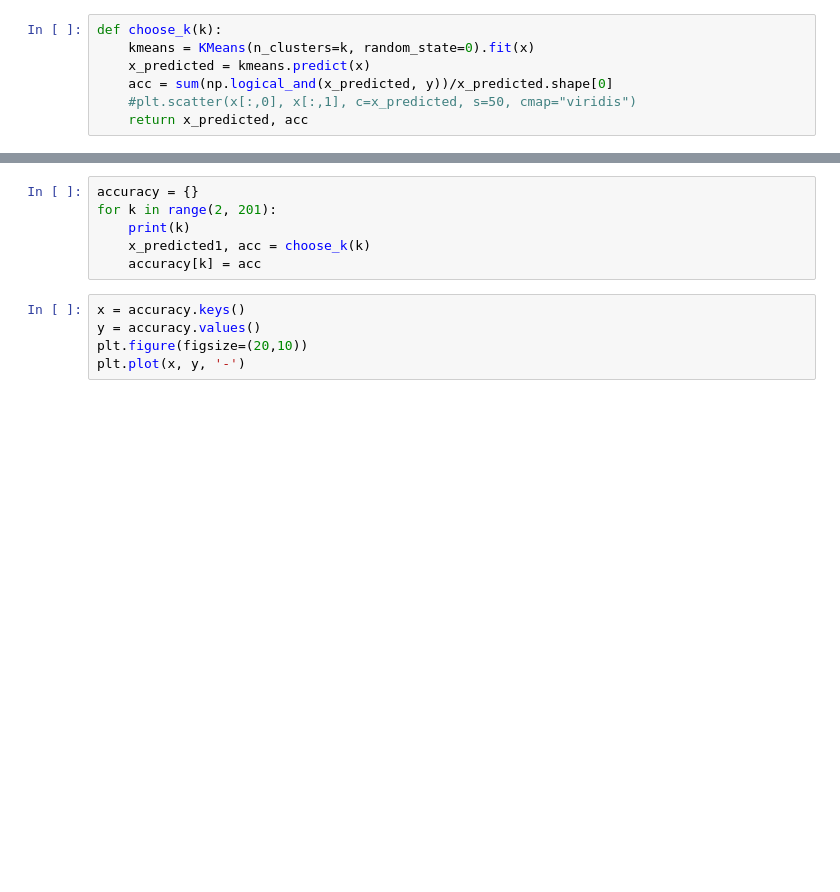
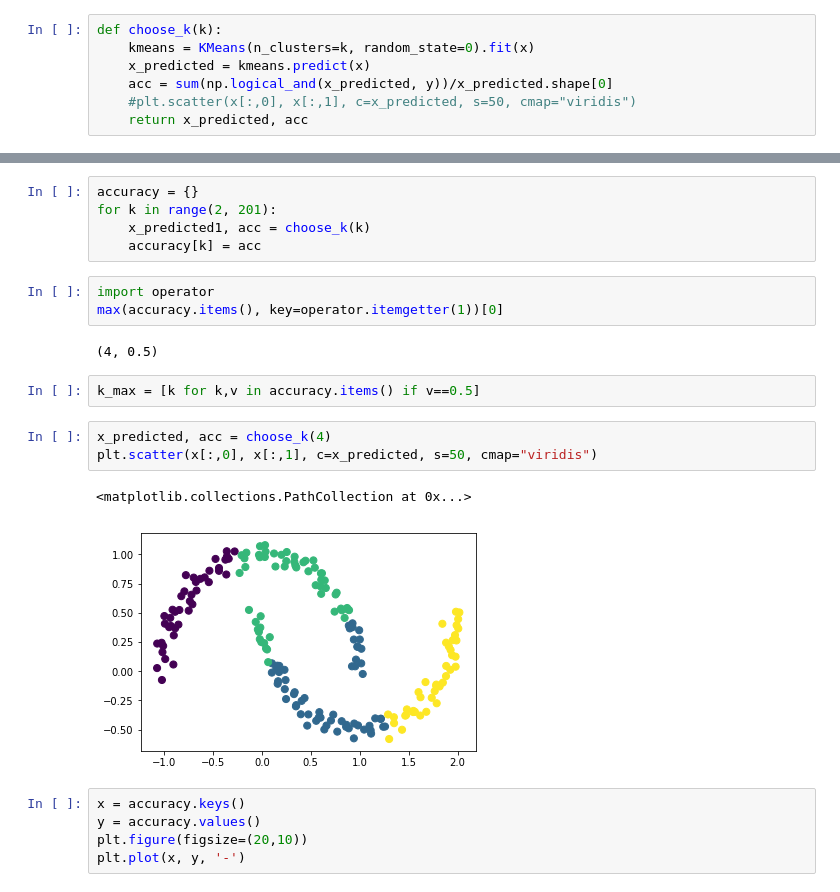
Before and after one commit to MWang93/HW, a Jupyter notebook: as4.ipynb, the cells around one changed output, grey strips where cells are left out. Cells and saved outputs as stored; diff of their text form; blank space fills up the shorter version.

```diff
--- a/as4.ipynb
+++ b/as4.ipynb
@@ -41,9 +42,21 @@
 # %%
 accuracy = {}
 for k in range(2, 201):
-    print(k)
     x_predicted1, acc = choose_k(k)
     accuracy[k] = acc
+# %%
+import operator
+max(accuracy.items(), key=operator.itemgetter(1))[0]
+# %% [output]
+(4, 0.5)
+# %%
+k_max = [k for k,v in accuracy.items() if v==0.5]
+# %%
+x_predicted, acc = choose_k(4)
+plt.scatter(x[:,0], x[:,1], c=x_predicted, s=50, cmap="viridis")
+# %% [output]
+<matplotlib.collections.PathCollection at 0x...>
+[figure, added]
 # %%
 x = accuracy.keys()
 y = accuracy.values()
```
Also changed, not shown: parts of 2 cells of this notebook.
